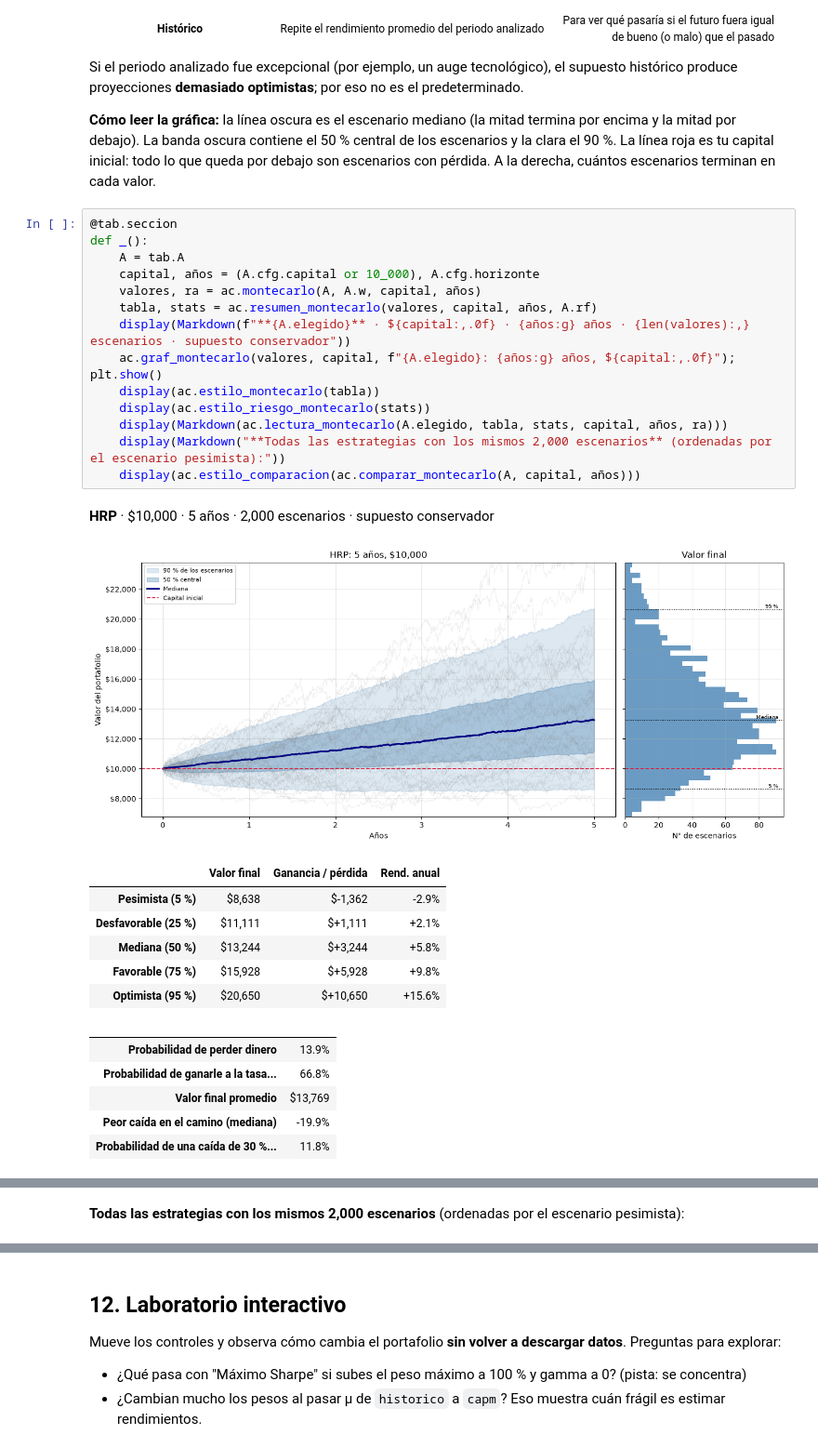
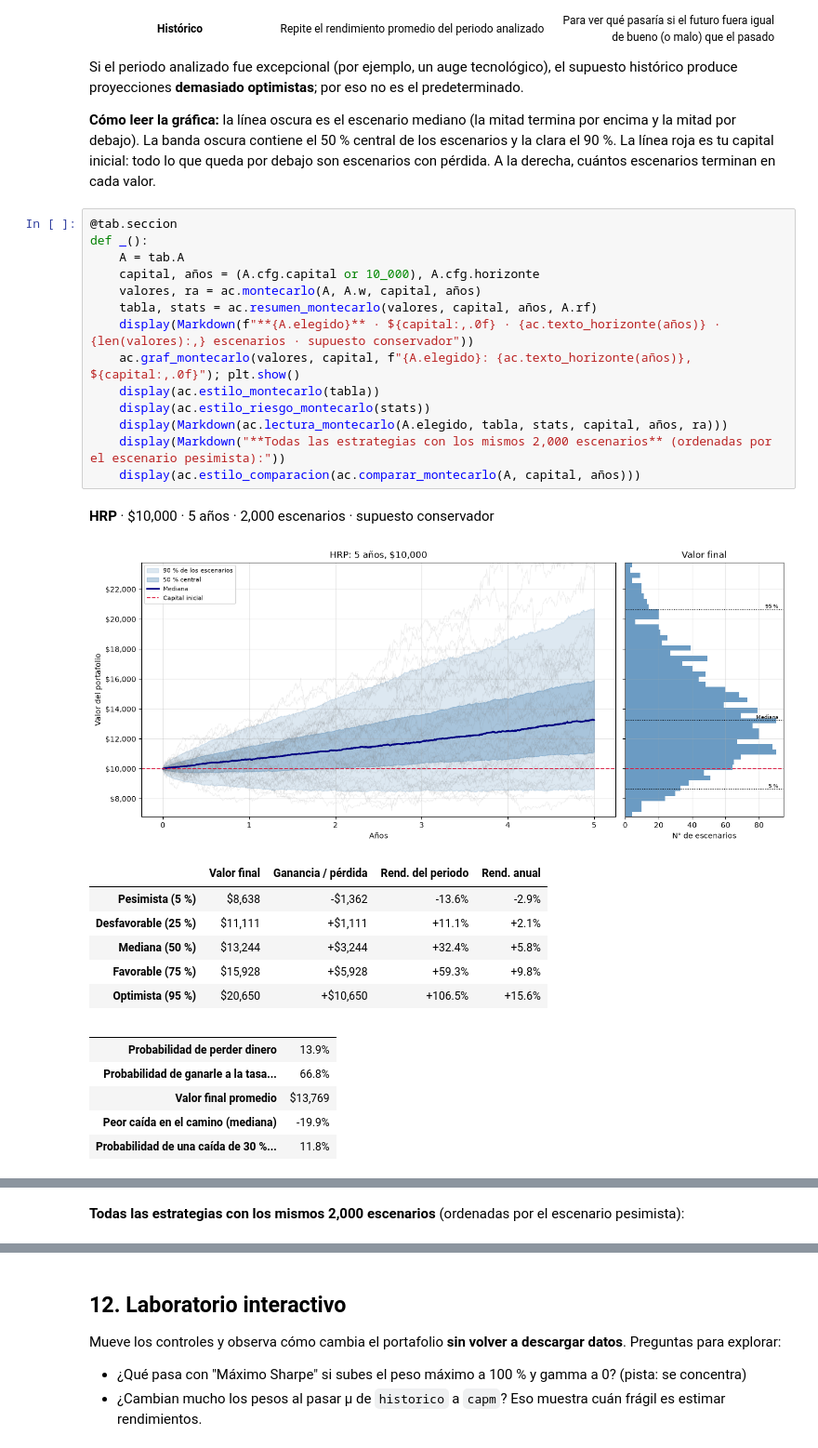
Before and after one commit to OmarRR2003/portfolio-optimization, a Jupyter notebook: acciones.ipynb, the cells around one changed output, grey strips where cells are left out. Shown at 93% size. Saved outputs shown, nothing was run; the diff lists cells and outputs as text.

```diff
--- a/acciones.ipynb
+++ b/acciones.ipynb
@@ -392,26 +392,26 @@ todo lo que queda por debajo son escenarios con pérdida. A la derecha, cuántos
 # %%
 @tab.seccion
 def _():
     A = tab.A
     capital, años = (A.cfg.capital or 10_000), A.cfg.horizonte
     valores, ra = ac.montecarlo(A, A.w, capital, años)
     tabla, stats = ac.resumen_montecarlo(valores, capital, años, A.rf)
-    display(Markdown(f"**{A.elegido}** · ${capital:,.0f} · {años:g} años · {len(valores):,} escenarios · supuesto conservador"))
-    ac.graf_montecarlo(valores, capital, f"{A.elegido}: {años:g} años, ${capital:,.0f}"); plt.show()
+    display(Markdown(f"**{A.elegido}** · ${capital:,.0f} · {ac.texto_horizonte(años)} · {len(valores):,} escenarios · supuesto conservador"))
+    ac.graf_montecarlo(valores, capital, f"{A.elegido}: {ac.texto_horizonte(años)}, ${capital:,.0f}"); plt.show()
     display(ac.estilo_montecarlo(tabla))
     display(ac.estilo_riesgo_montecarlo(stats))
     display(Markdown(ac.lectura_montecarlo(A.elegido, tabla, stats, capital, años, ra)))
     display(Markdown("**Todas las estrategias con los mismos 2,000 escenarios** (ordenadas por el escenario pesimista):"))
     display(ac.estilo_comparacion(ac.comparar_montecarlo(A, capital, años)))
 # %% [output]
 **HRP** · $10,000 · 5 años · 2,000 escenarios · supuesto conservador
 [figure]
-|  | Valor final | Ganancia / pérdida | Rend. anual |
-| Pesimista (5 %) | $8,638 | $-1,362 | -2.9% |
-| Desfavorable (25 %) | $11,111 | $+1,111 | +2.1% |
-| Mediana (50 %) | $13,244 | $+3,244 | +5.8% |
-| Favorable (75 %) | $15,928 | $+5,928 | +9.8% |
-| Optimista (95 %) | $20,650 | $+10,650 | +15.6% |
+|  | Valor final | Ganancia / pérdida | Rend. del periodo | Rend. anual |
+| Pesimista (5 %) | $8,638 | -$1,362 | -13.6% | -2.9% |
+| Desfavorable (25 %) | $11,111 | +$1,111 | +11.1% | +2.1% |
+| Mediana (50 %) | $13,244 | +$3,244 | +32.4% | +5.8% |
+| Favorable (75 %) | $15,928 | +$5,928 | +59.3% | +9.8% |
+| Optimista (95 %) | $20,650 | +$10,650 | +106.5% | +15.6% |
 |  |  |
 | Probabilidad de perder dinero | 13.9% |
 | Probabilidad de ganarle a la tasa... | 66.8% |
```
Also changed, not shown: parts of 2 cells of this notebook, 1 other file.
